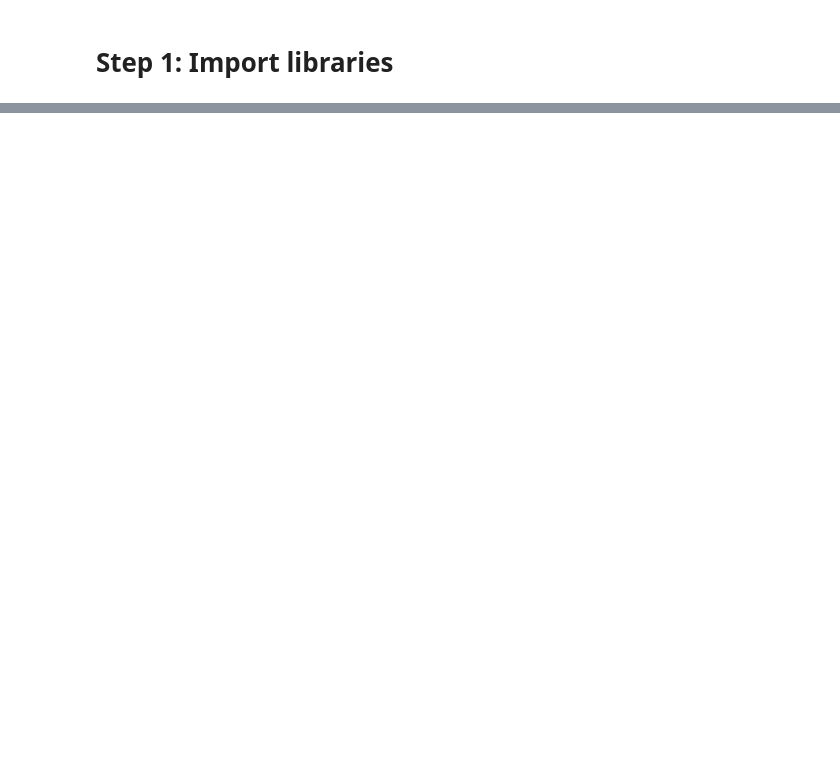
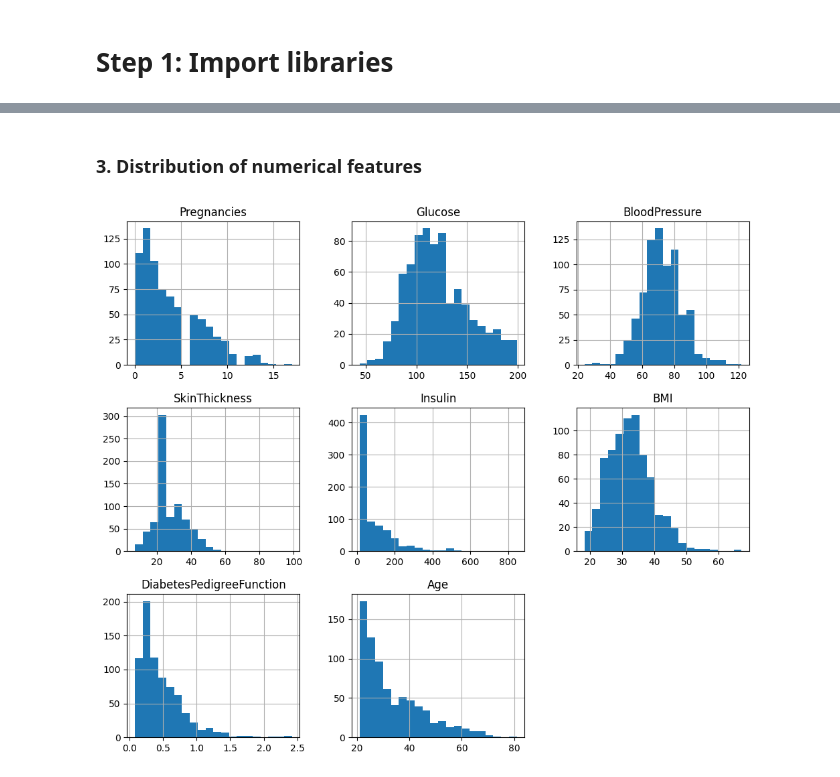
Before and after one commit to Faryalrifaz/Diabetes_Classification_through_ML_Algorithmes-, a Jupyter notebook: logistic-regression.ipynb, the cells around one changed output, grey strips where cells are left out. Drawn from its saved outputs; the diff is of its cells as text; code cells hidden in the pictures; blank space fills up the shorter version.

```diff
--- a/logistic-regression.ipynb
+++ b/logistic-regression.ipynb
@@ -101,0 +163,8 @@ While the model demonstrates solid overall performance, it could be improved fur
+# %% [markdown]
+### **3. Distribution of numerical features**
+# %%
+num_cols = ['Pregnancies','Glucose','BloodPressure','SkinThickness','Insulin','BMI','DiabetesPedigreeFunction','Age']
+data[num_cols].hist(figsize=(12,10), bins=20)
+plt.show()
+# %% [output]
+[figure, added]
```
Also changed, not shown: parts of 58 cells of this notebook.
